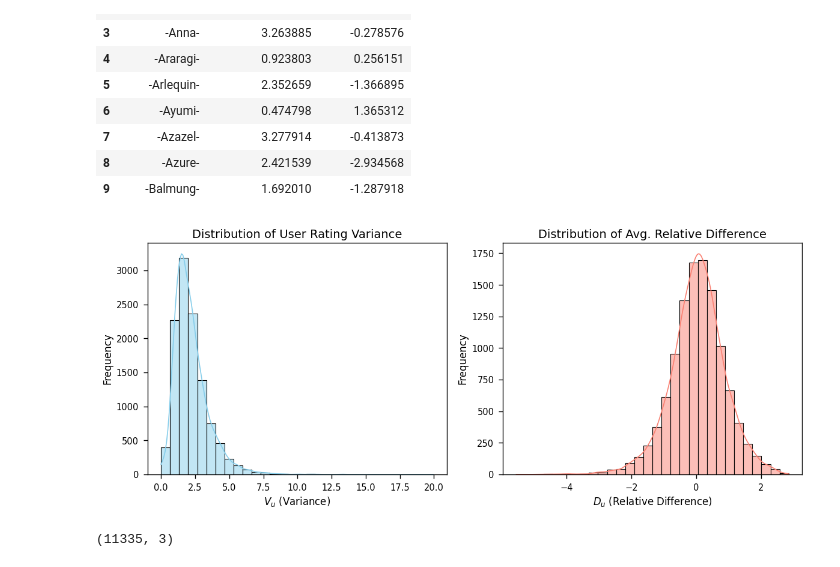
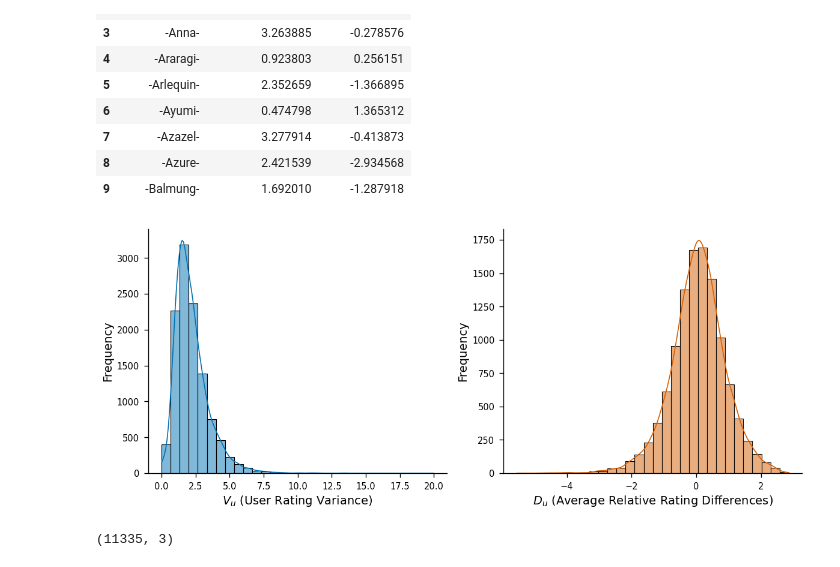
Before and after one commit to KadenLu/Kaden-s-Individual-Project, a Jupyter notebook: Kaden's_Attempt.ipynb, the cells around one changed output. Cells and saved outputs as stored; diff of their text form; code cells hidden in the pictures.

```diff
--- a/Kaden's_Attempt.ipynb
+++ b/Kaden's_Attempt.ipynb
@@ -89,40 +89,43 @@ Calculating metrics...
 # %%
 #@title user analysis histograms
 
 import matplotlib.pyplot as plt
 import seaborn as sns
 import pandas as pd
 
 # Load your dataset
-# Ensure you replace 'user_analysis.csv' with the actual path to your file
 df = final_user_stats
 
 # Set the style for a scientific publication
 plt.style.use('seaborn-v0_8-paper')
 sns.set_context("paper", font_scale=1.2)
 
 # Create a figure with two subplots side-by-side
 fig, axes = plt.subplots(1, 2, figsize=(12, 5))
 
 # Plot 1: User Rating Variance (Vu)
-sns.histplot(df['personal_variance'], bins=30, kde=True, ax=axes[0], color='skyblue')
-axes[0].set_title('Distribution of User Rating Variance', fontsize=14)
-axes[0].set_xlabel(r'$V_u$ (Variance)', fontsize=12)
-axes[0].set_ylabel('Frequency', fontsize=12)
+# Color: #0072b2 (Blue from Okabe-Ito palette)
+sns.histplot(df['personal_variance'], bins=30, kde=True, ax=axes[0], color='#0072b2')
+axes[0].set_xlabel(r'$V_u$ (User Rating Variance)', fontsize=14)
+axes[0].set_ylabel('Frequency', fontsize=14)
 
 # Plot 2: Average Relative Difference (Du)
-sns.histplot(df['avg_score_diff'], bins=30, kde=True, ax=axes[1], color='salmon')
-axes[1].set_title('Distribution of Avg. Relative Difference', fontsize=14)
-axes[1].set_xlabel(r'$D_u$ (Relative Difference)', fontsize=12)
-axes[1].set_ylabel('Frequency', fontsize=12)
+# Color: #d55e00 (Vermillion from Okabe-Ito palette)
+sns.histplot(df['avg_score_diff'], bins=30, kde=True, ax=axes[1], color='#d55e00')
+axes[1].set_xlabel(r'$D_u$ (Average Relative Rating Differences)', fontsize=14)
+axes[1].set_ylabel('Frequency', fontsize=14)
+
+# Remove borders
+sns.despine()
 
 # Adjust layout to prevent label truncation
 plt.tight_layout()
 
-# Save the figure for your manuscript (do not use plt.show())
+# Save the figure for your manuscript
 plt.savefig('figure_1_histograms.png', dpi=300)
+plt.show()
 # %% [output]
-[figure, old version]
+[figure, new version]
 # %%
 final_user_stats.shape
 # %% [output]
```
Also changed, not shown: parts of 5 cells of this notebook.
